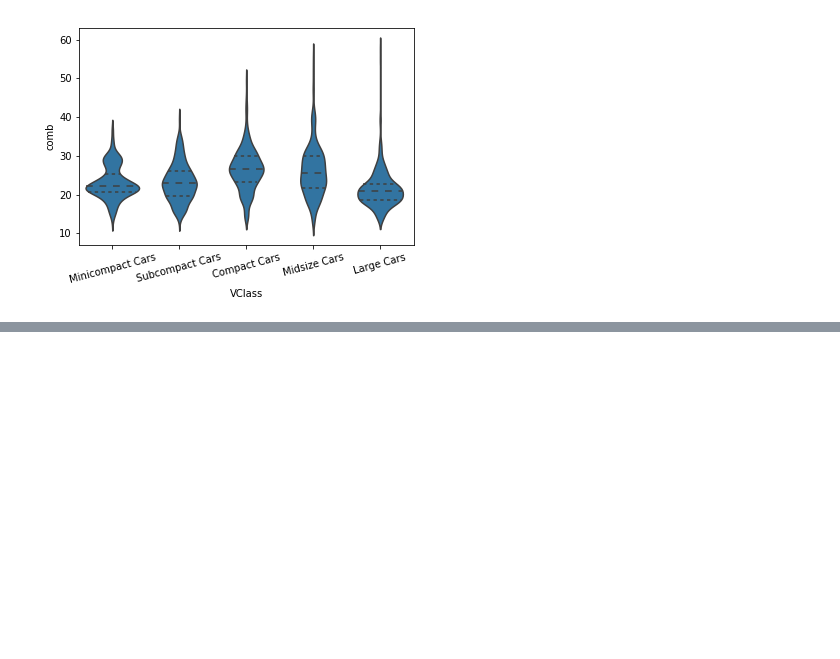
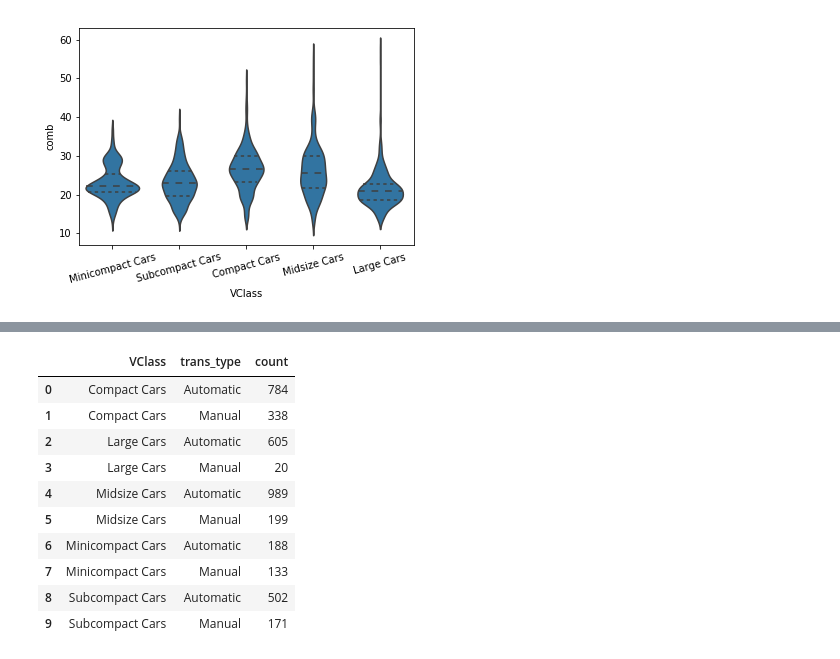
Before and after one commit to bbrcnx/udacity_ai_foundation, a Jupyter notebook: Matplotlib and Seaborn.ipynb, the cells around one changed output, grey strips where cells are left out. Saved outputs shown, nothing was run; the diff lists cells and outputs as text; code cells hidden in the pictures; blank space fills up the shorter version.

```diff
--- a/Matplotlib and Seaborn.ipynb
+++ b/Matplotlib and Seaborn.ipynb
@@ -725,0 +787,16 @@ plt.xticks(rotation = 15);
+# %%
+ct_counts = fuel_econ.groupby(['VClass', 'trans_type']).size()  #convert to panda series
+ct_counts = ct_counts.reset_index(name = 'count') #convert to dataframe
+ct_counts
+# %% [output]
+|  | VClass | trans_type | count |
+| 0 | Compact Cars | Automatic | 784 |
+| 1 | Compact Cars | Manual | 338 |
+| 2 | Large Cars | Automatic | 605 |
+| 3 | Large Cars | Manual | 20 |
+| 4 | Midsize Cars | Automatic | 989 |
+| 5 | Midsize Cars | Manual | 199 |
+| 6 | Minicompact Cars | Automatic | 188 |
+| 7 | Minicompact Cars | Manual | 133 |
+| 8 | Subcompact Cars | Automatic | 502 |
+| 9 | Subcompact Cars | Manual | 171 |
```
Also changed, not shown: parts of 8 cells of this notebook, 5 other files.
